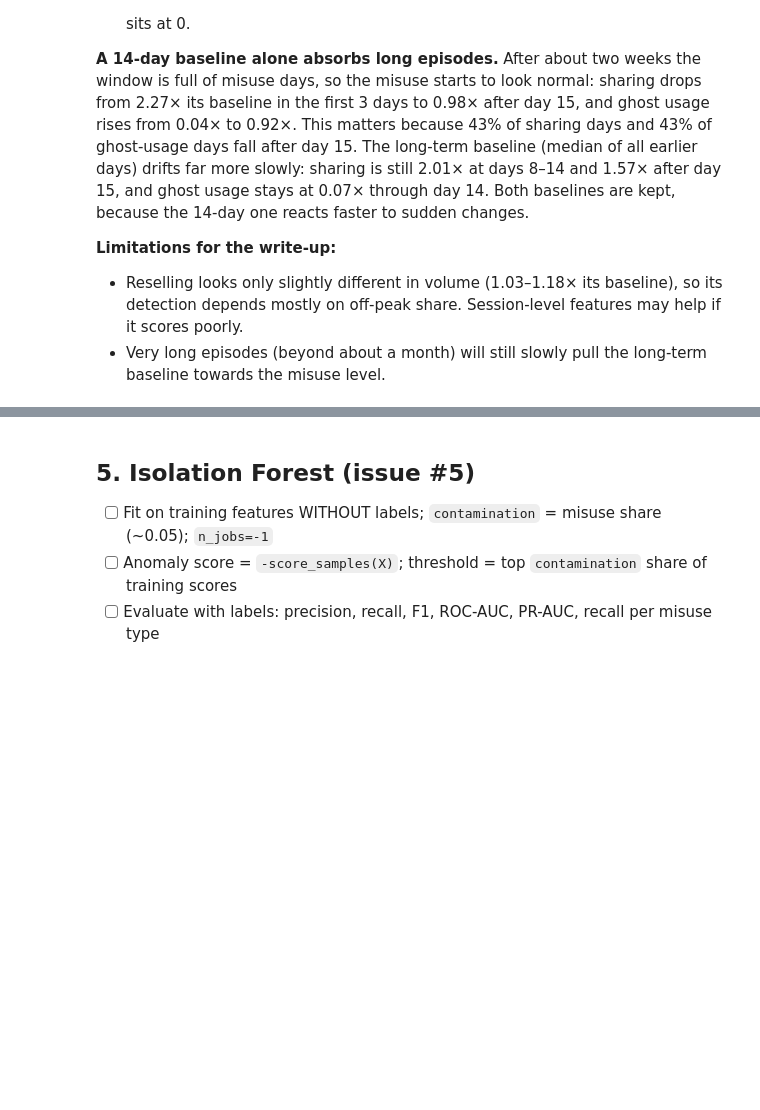
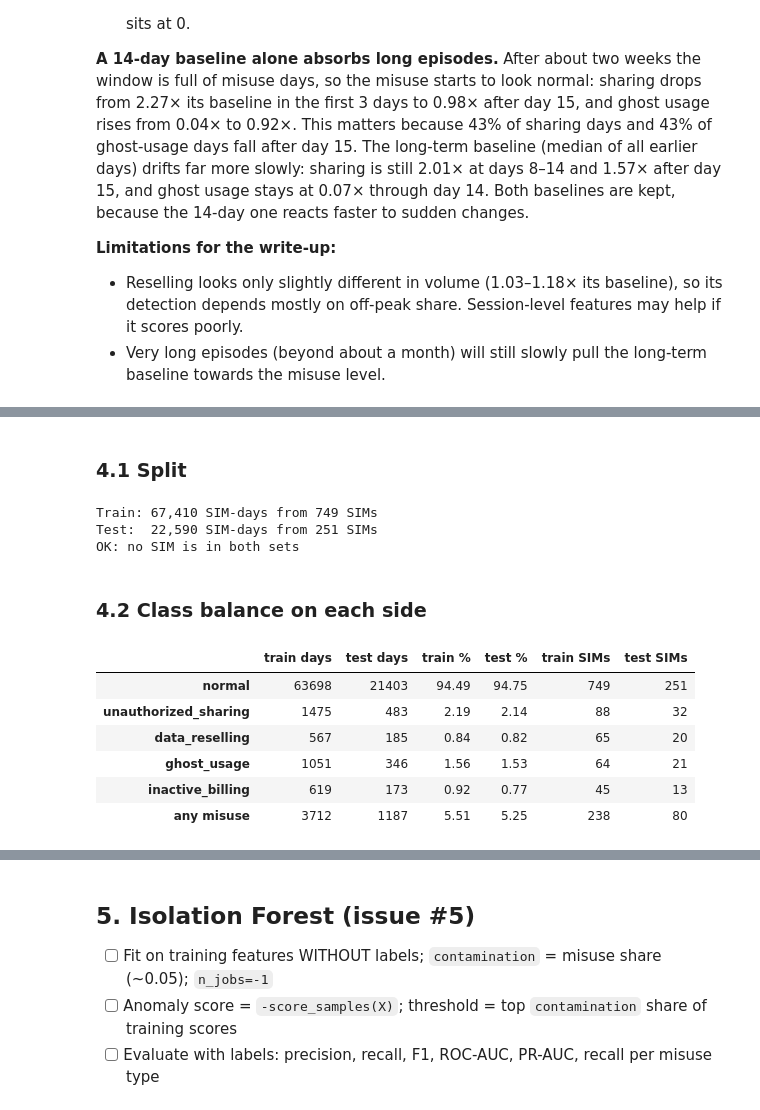
Before and after one commit to ianchomba1/proSIM, a Jupyter notebook: ml-training/notebooks/01_misuse_training.ipynb, the cells around one changed output, grey strips where cells are left out. Drawn from its saved outputs; the diff is of its cells as text; code cells hidden in the pictures; blank space fills up the shorter version.

Commit message:
train and test

```diff
--- a/ml-training/notebooks/01_misuse_training.ipynb
+++ b/ml-training/notebooks/01_misuse_training.ipynb
@@ -551,0 +565,58 @@ Number of misuse days in each stage:
+# %% [markdown]
+### 4.1 Split
+# %%
+from sklearn.model_selection import GroupShuffleSplit, StratifiedGroupKFold
+
+groups = df["sim_id"].to_numpy()
+sgkf = StratifiedGroupKFold(n_splits=4, shuffle=True, random_state=SEED)
+train_idx, test_idx = next(sgkf.split(X, y, groups=groups))  # first of 4 folds = 25% test
+
+X_train, X_test = X.iloc[train_idx], X.iloc[test_idx]
+y_train, y_test = y[train_idx], y[test_idx]
+yb_train, yb_test = y_bin[train_idx], y_bin[test_idx]
+groups_train = groups[train_idx]  # for GroupKFold when tuning the Random Forest (section 6)
+
+train_sims, test_sims = set(groups[train_idx]), set(groups[test_idx])
+assert train_sims.isdisjoint(test_sims), "a SIM appears in both train and test"
+assert len(train_sims) + len(test_sims) == df["sim_id"].nunique()
+assert len(train_idx) + len(test_idx) == len(df)
+
+print(f"Train: {len(train_idx):,} SIM-days from {len(train_sims)} SIMs")
+print(f"Test:  {len(test_idx):,} SIM-days from {len(test_sims)} SIMs")
+print("OK: no SIM is in both sets")
+# %% [output]
+Train: 67,410 SIM-days from 749 SIMs
+Test:  22,590 SIM-days from 251 SIMs
+OK: no SIM is in both sets
+# %% [markdown]
+### 4.2 Class balance on each side
+# %%
+def class_table(idx_train, idx_test):
+    tr = pd.Series(y[idx_train]).value_counts()
+    te = pd.Series(y[idx_test]).value_counts()
+    t = pd.DataFrame({
+        "train days": tr, "test days": te,
+        "train %": (100 * tr / len(idx_train)).round(2), "test %": (100 * te / len(idx_test)).round(2),
+        "train SIMs": pd.Series(y[idx_train]).groupby(groups[idx_train]).agg(set).explode().value_counts(),
+        "test SIMs": pd.Series(y[idx_test]).groupby(groups[idx_test]).agg(set).explode().value_counts(),
+    }).reindex(CLASS_ORDER).fillna(0)
+    t.loc["any misuse"] = [
+        (y[idx_train] != "normal").sum(), (y[idx_test] != "normal").sum(),
+        round(100 * (y[idx_train] != "normal").mean(), 2), round(100 * (y[idx_test] != "normal").mean(), 2),
+        len(set(groups[idx_train][y[idx_train] != "normal"])), len(set(groups[idx_test][y[idx_test] != "normal"])),
+    ]
+    int_cols = ["train days", "test days", "train SIMs", "test SIMs"]
+    t[int_cols] = t[int_cols].astype(int)
+    t.loc["normal", ["train SIMs", "test SIMs"]] = [len(set(groups[idx_train])), len(set(groups[idx_test]))]
+    return t
+
+split_table = class_table(train_idx, test_idx)
+split_table
+# %% [output]
+|  | train days | test days | train % | test % | train SIMs | test SIMs |
+| normal | 63698 | 21403 | 94.49 | 94.75 | 749 | 251 |
+| unauthorized_sharing | 1475 | 483 | 2.19 | 2.14 | 88 | 32 |
+| data_reselling | 567 | 185 | 0.84 | 0.82 | 65 | 20 |
+| ghost_usage | 1051 | 346 | 1.56 | 1.53 | 64 | 21 |
+| inactive_billing | 619 | 173 | 0.92 | 0.77 | 45 | 13 |
+| any misuse | 3712 | 1187 | 5.51 | 5.25 | 238 | 80 |
```
Also changed, not shown: parts of 6 cells of this notebook.
